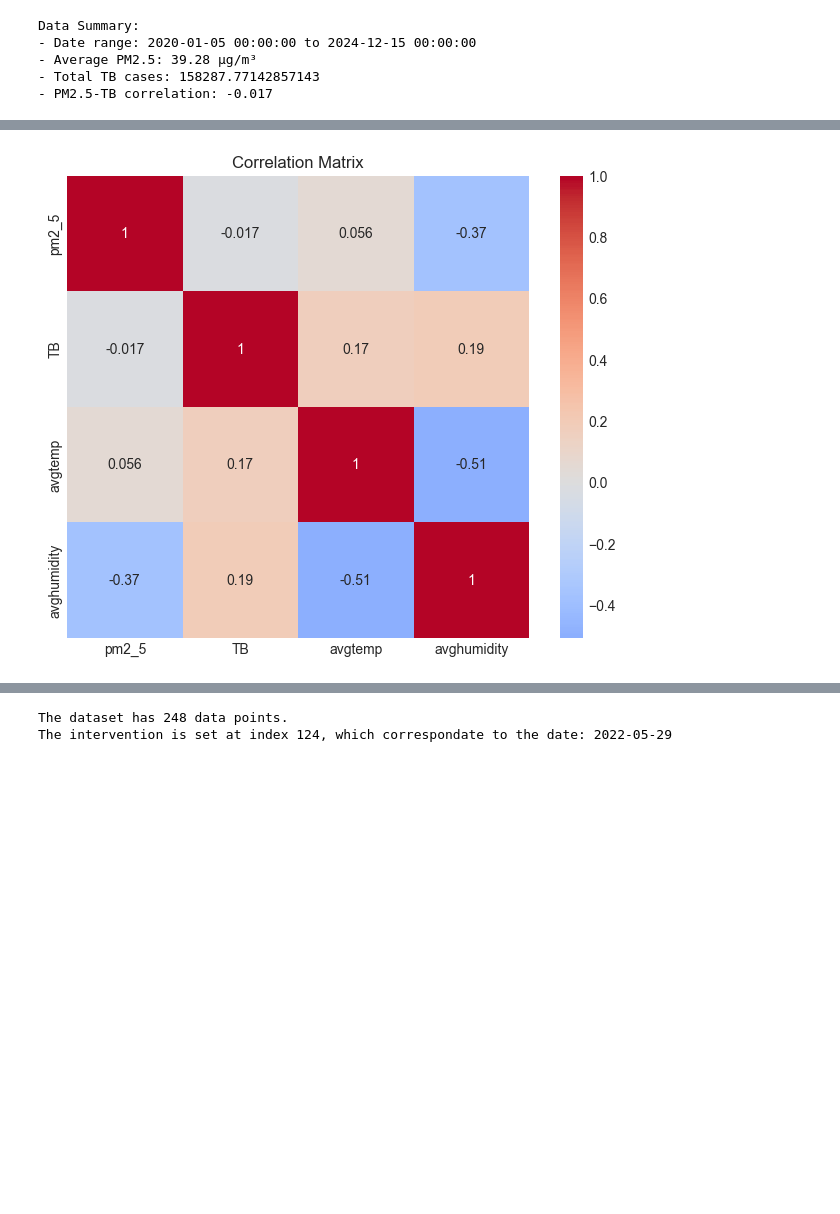
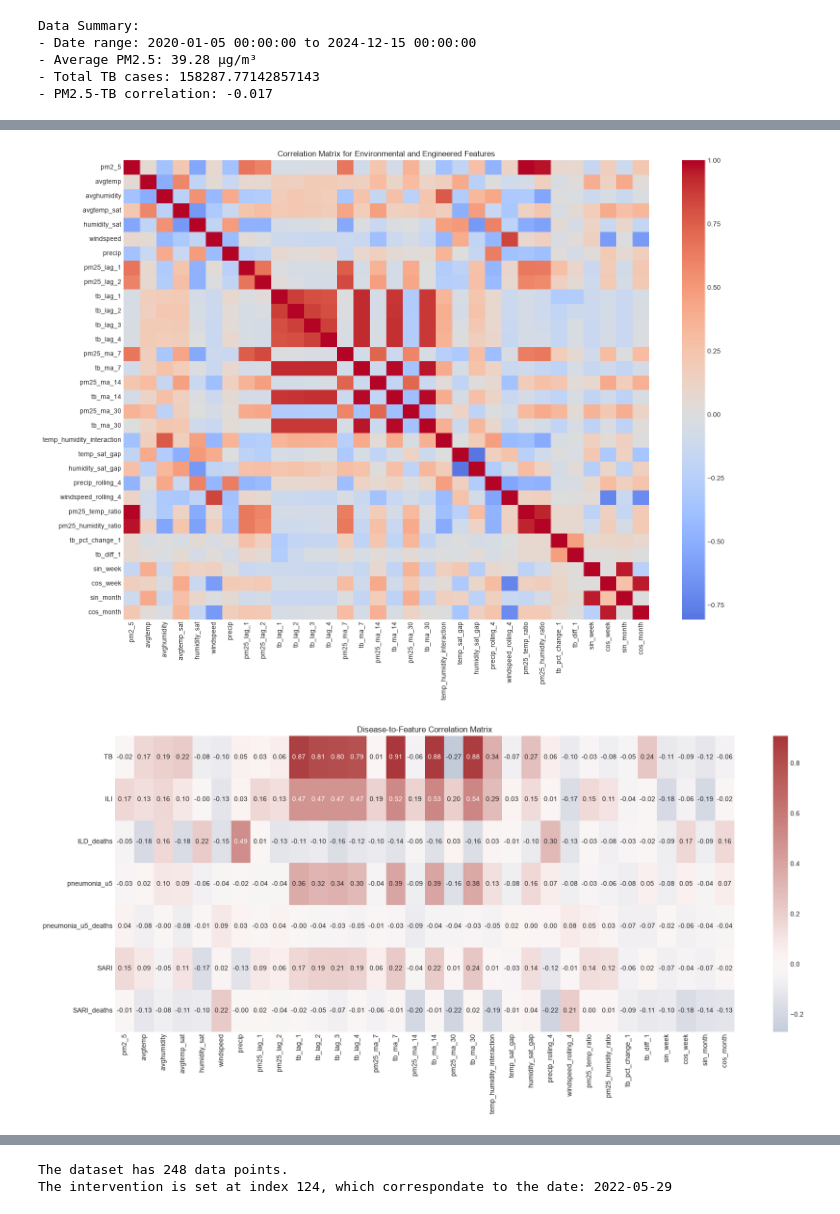
Before and after one commit to Mudarshiru/TimeSeriesAnalysisTutorial, a Jupyter notebook: analysis.ipynb, the cells around one changed output, grey strips where cells are left out. Saved outputs shown, nothing was run; the diff lists cells and outputs as text; code cells hidden in the pictures; blank space fills up the shorter version.

```diff
--- a/analysis.ipynb
+++ b/analysis.ipynb
@@ -152,6 +123,23 @@ INFO:simplified_data_processor:Data processing complete: 248 records
 # %%
 # Add lag features and rolling averages
 processed_data = processor.add_lag_features()
+
+# Add extra engineered features so they pass through the same initial pipeline
+processed_data['date'] = pd.to_datetime(processed_data['date'], errors='coerce', dayfirst=True)
+processed_data['temp_humidity_interaction'] = processed_data['avgtemp'] * processed_data['avghumidity']
+processed_data['temp_sat_gap'] = processed_data['avgtemp'] - processed_data.get('avgtemp_sat', processed_data['avgtemp'])
+processed_data['humidity_sat_gap'] = processed_data['avghumidity'] - processed_data.get('humidity_sat', processed_data['avghumidity'])
+processed_data['precip_rolling_4'] = processed_data['precip'].rolling(window=4, min_periods=1).mean()
+processed_data['windspeed_rolling_4'] = processed_data['windspeed'].rolling(window=4, min_periods=1).mean()
+processed_data['pm25_temp_ratio'] = processed_data['pm2_5'] / (processed_data['avgtemp'].abs() + 1)
+processed_data['pm25_humidity_ratio'] = processed_data['pm2_5'] / (processed_data['avghumidity'].abs() + 1)
+processed_data['tb_pct_change_1'] = processed_data['TB'].pct_change().replace([np.inf, -np.inf], np.nan)
+processed_data['tb_diff_1'] = processed_data['TB'].diff()
+processed_data['sin_week'] = np.sin(2 * np.pi * processed_data['week_of_year'] / 52)
+processed_data['cos_week'] = np.cos(2 * np.pi * processed_data['week_of_year'] / 52)
+processed_data['sin_month'] = np.sin(2 * np.pi * processed_data['month'] / 12)
+processed_data['cos_month'] = np.cos(2 * np.pi * processed_data['month'] / 12)
+
 print(f"✓ Added features: {processed_data.shape[1]} total columns")
 # %% [output]
 INFO:simplified_data_processor:Added lag features and rolling averages
@@ -222,12 +245,37 @@ plt.show()
 # %%
-# Correlation analysis
-correlation_vars = ['pm2_5', 'TB', 'avgtemp', 'avghumidity']
-corr_matrix = data[correlation_vars].corr()
+# Correlation analysis across diseases and engineered features
+disease_cols = [
+    col for col in ['TB', 'ILI', 'ILD_deaths', 'pneumonia_u5', 'pneumonia_u5_deaths', 'SARI', 'SARI_deaths']
+    if col in processed_data.columns
+]
+feature_analysis_cols = [
+    col for col in [
+        'pm2_5', 'avgtemp', 'avghumidity', 'avgtemp_sat', 'humidity_sat',
+        'windspeed', 'precip', 'pm25_lag_1', 'pm25_lag_2', 'tb_lag_1', 'tb_lag_2',
+        'tb_lag_3', 'tb_lag_4', 'pm25_ma_7', 'tb_ma_7', 'pm25_ma_14', 'tb_ma_14',
+        'pm25_ma_30', 'tb_ma_30', 'temp_humidity_interaction', 'temp_sat_gap',
+        'humidity_sat_gap', 'precip_rolling_4', 'windspeed_rolling_4',
+        'pm25_temp_ratio', 'pm25_humidity_ratio', 'tb_pct_change_1', 'tb_diff_1',
+        'sin_week', 'cos_week', 'sin_month', 'cos_month', 'time', 'intervention',
+        'time_since_intervention'
+    ]
+    if col in processed_data.columns
+]
 
-plt.figure(figsize=(8, 6))
-sns.heatmap(corr_matrix, annot=True, cmap='coolwarm', center=0, square=True)
-plt.title('Correlation Matrix')
+feature_corr_matrix = processed_data[feature_analysis_cols].corr()
+plt.figure(figsize=(16, 12))
+sns.heatmap(feature_corr_matrix, cmap='coolwarm', center=0)
+plt.title('Correlation Matrix for Environmental and Engineered Features')
+plt.tight_layout()
 plt.show()
+
+disease_feature_corr = processed_data[disease_cols + feature_analysis_cols].corr().loc[disease_cols, feature_analysis_cols]
+plt.figure(figsize=(18, max(4, len(disease_cols) * 1.2)))
+sns.heatmap(disease_feature_corr, annot=True, cmap='vlag', center=0, fmt='.2f')
+plt.title('Disease-to-Feature Correlation Matrix')
+plt.tight_layout()
+plt.show()
 # %% [output]
-[figure, old version]
+[figure, new version]
+[figure, added]
 # %%
```
Also changed, not shown: parts of 23 cells of this notebook, 3 other files.
